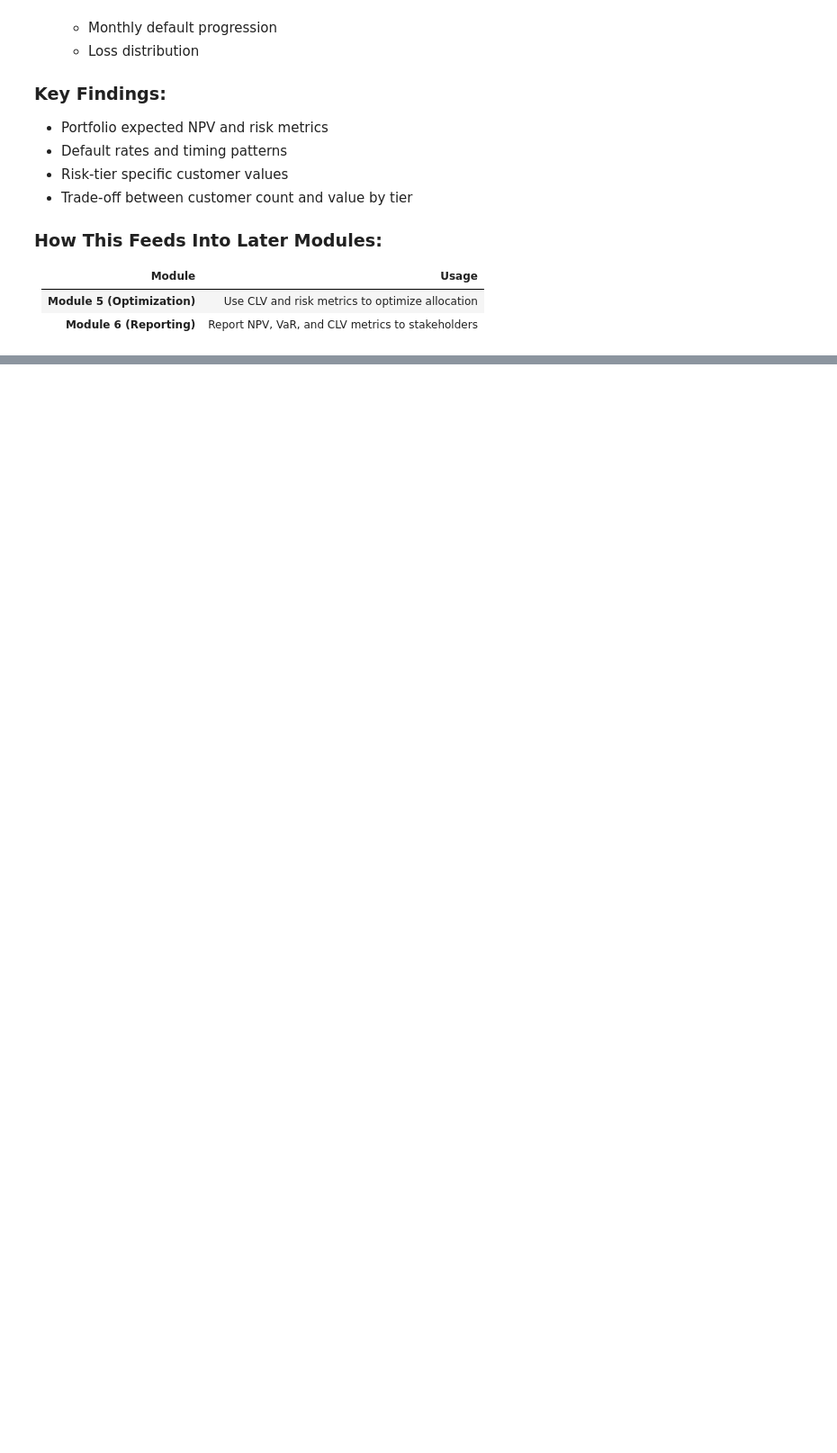
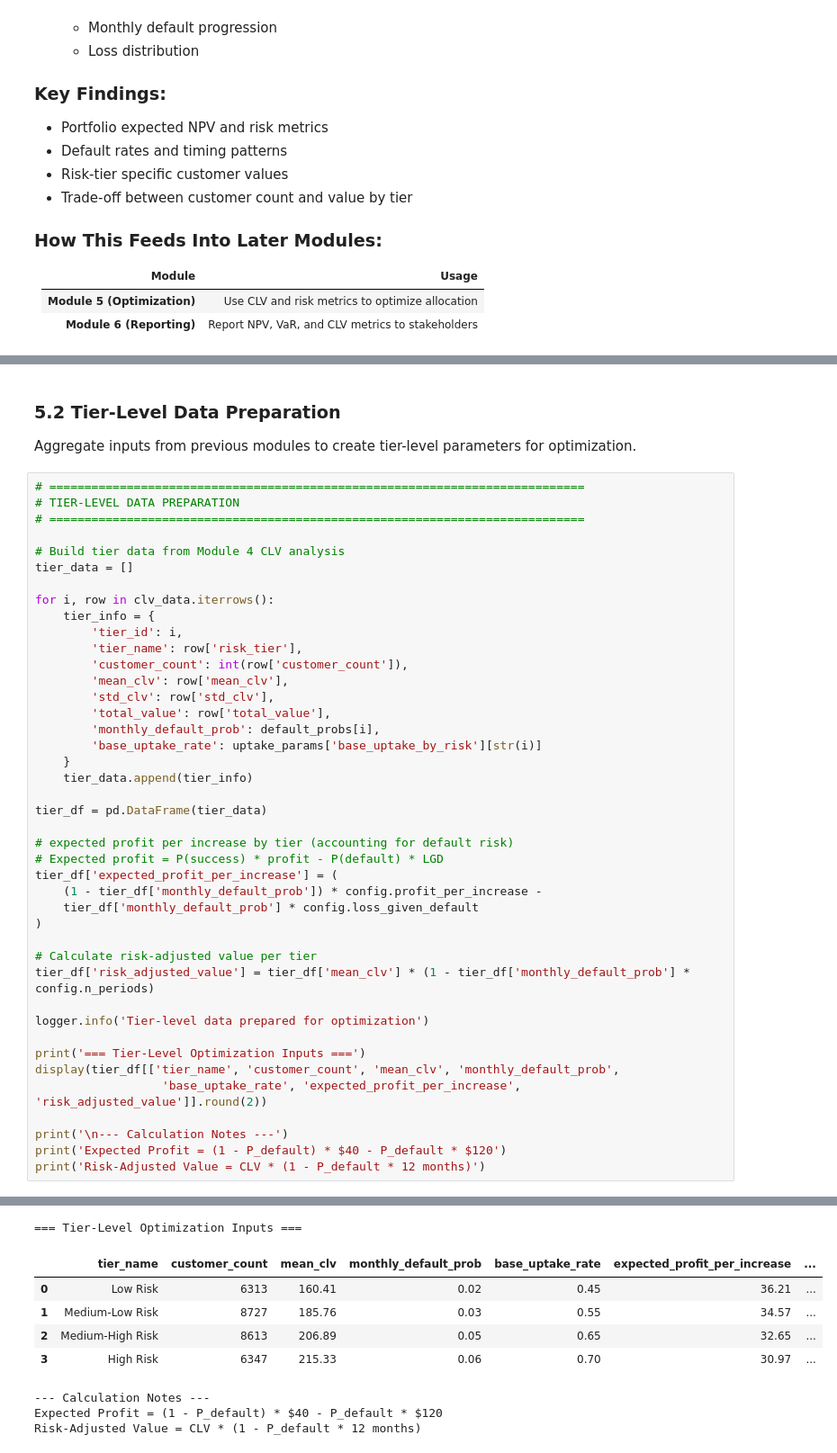
Before and after one commit to ashsweet/Loan_Limit_optimization, a Jupyter notebook: loan_limit_optimization.ipynb, the cells around one changed output, grey strips where cells are left out. Shown at 90% size. Cells and saved outputs as stored; diff of their text form; blank space fills up the shorter version.

```diff
--- a/loan_limit_optimization.ipynb
+++ b/loan_limit_optimization.ipynb
@@ -4636,0 +4816,47 @@ Files generated:
+# %% [markdown]
+### 5.2 Tier-Level Data Preparation
+
+Aggregate inputs from previous modules to create tier-level parameters for optimization.
+# %%
+# ============================================================================
+# TIER-LEVEL DATA PREPARATION
+# ============================================================================
+
+# Build tier data from Module 4 CLV analysis
+tier_data = []
+
+for i, row in clv_data.iterrows():
+    tier_info = {
+        'tier_id': i,
+        'tier_name': row['risk_tier'],
+        'customer_count': int(row['customer_count']),
+        'mean_clv': row['mean_clv'],
+        'std_clv': row['std_clv'],
+        'total_value': row['total_value'],
+        'monthly_default_prob': default_probs[i],
+        'base_uptake_rate': uptake_params['base_uptake_by_risk'][str(i)]
+    }
+    tier_data.append(tier_info)
+
+tier_df = pd.DataFrame(tier_data)
+
+# expected profit per increase by tier (accounting for default risk)
+# Expected profit = P(success) * profit - P(default) * LGD
+tier_df['expected_profit_per_increase'] = (
+    (1 - tier_df['monthly_default_prob']) * config.profit_per_increase -
+    tier_df['monthly_default_prob'] * config.loss_given_default
+)
+
+# Calculate risk-adjusted value per tier
+tier_df['risk_adjusted_value'] = tier_df['mean_clv'] * (1 - tier_df['monthly_default_prob'] * config.n_periods)
+
+logger.info('Tier-level data prepared for optimization')
+
+print('=== Tier-Level Optimization Inputs ===')
+display(tier_df[['tier_name', 'customer_count', 'mean_clv', 'monthly_default_prob',
+                  'base_uptake_rate', 'expected_profit_per_increase', 'risk_adjusted_value']].round(2))
+
+print('\n--- Calculation Notes ---')
+print('Expected Profit = (1 - P_default) * $40 - P_default * $120')
+print('Risk-Adjusted Value = CLV * (1 - P_default * 12 months)')
+# %% [output]
@@ -4636,0 +4864,9 @@ Files generated:
+=== Tier-Level Optimization Inputs ===
+|  | tier_name | customer_count | mean_clv | monthly_default_prob | base_uptake_rate | expected_profit_per_increase | ... |
+| 0 | Low Risk | 6313 | 160.41 | 0.02 | 0.45 | 36.21 | ... |
+| 1 | Medium-Low Risk | 8727 | 185.76 | 0.03 | 0.55 | 34.57 | ... |
+| 2 | Medium-High Risk | 8613 | 206.89 | 0.05 | 0.65 | 32.65 | ... |
+| 3 | High Risk | 6347 | 215.33 | 0.06 | 0.70 | 30.97 | ... |
+--- Calculation Notes ---
+Expected Profit = (1 - P_default) * $40 - P_default * $120
+Risk-Adjusted Value = CLV * (1 - P_default * 12 months)
```
Also changed, not shown: parts of 22 cells of this notebook, 7 other files.
